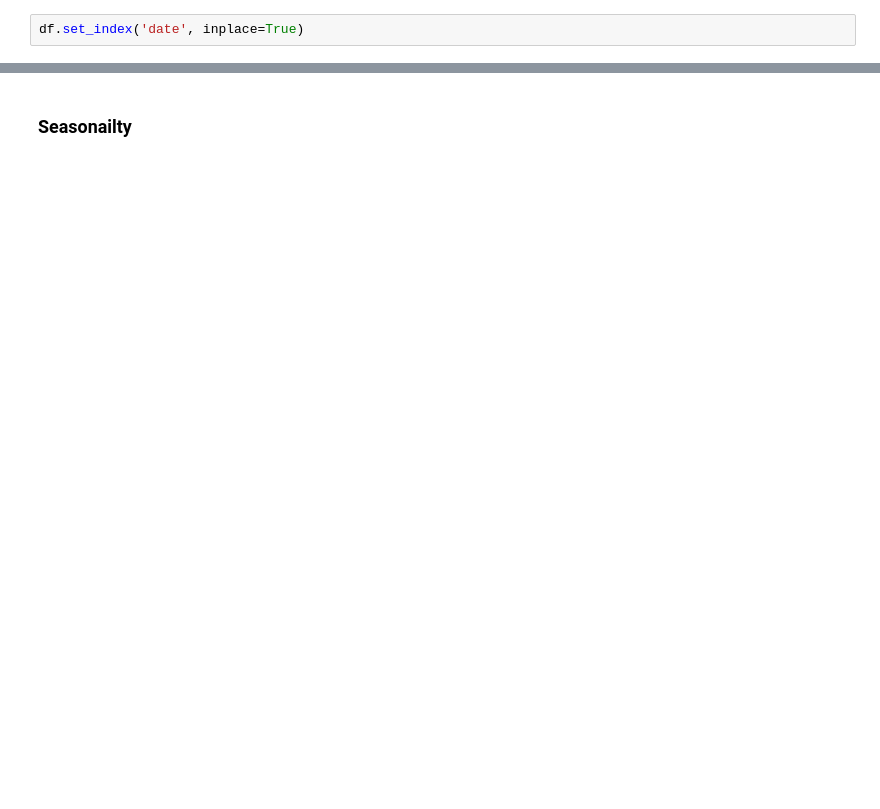
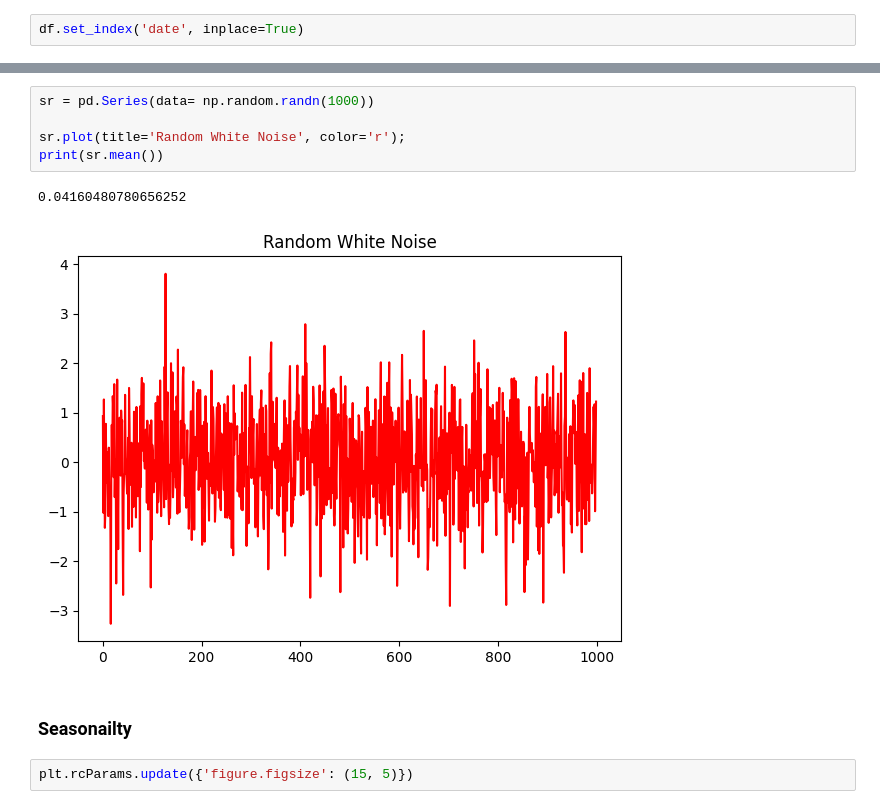
Before and after one commit to Ngawang-Gurung/eXtensoData, a Jupyter notebook: Data Analysis/Time Series Analysis/time_series_esewa_airlines.ipynb, the cells around one changed output, grey strips where cells are left out. Cells and saved outputs as stored; diff of their text form; blank space fills up the shorter version.

```diff
--- a/Data Analysis/Time Series Analysis/time_series_esewa_airlines.ipynb
+++ b/Data Analysis/Time Series Analysis/time_series_esewa_airlines.ipynb
@@ -93,3 +106,13 @@ sts.adfuller(df.total_amount)
+# %%
+sr = pd.Series(data= np.random.randn(1000))
+
+sr.plot(title='Random White Noise', color='r');
+print(sr.mean())
+# %% [output]
+0.04160480780656252
+[figure, added]
 # %% [markdown]
 ### Seasonailty
+# %%
+plt.rcParams.update({'figure.figsize': (15, 5)})
 # %%
```
Also changed, not shown: parts of 25 cells of this notebook, 6 other files.
